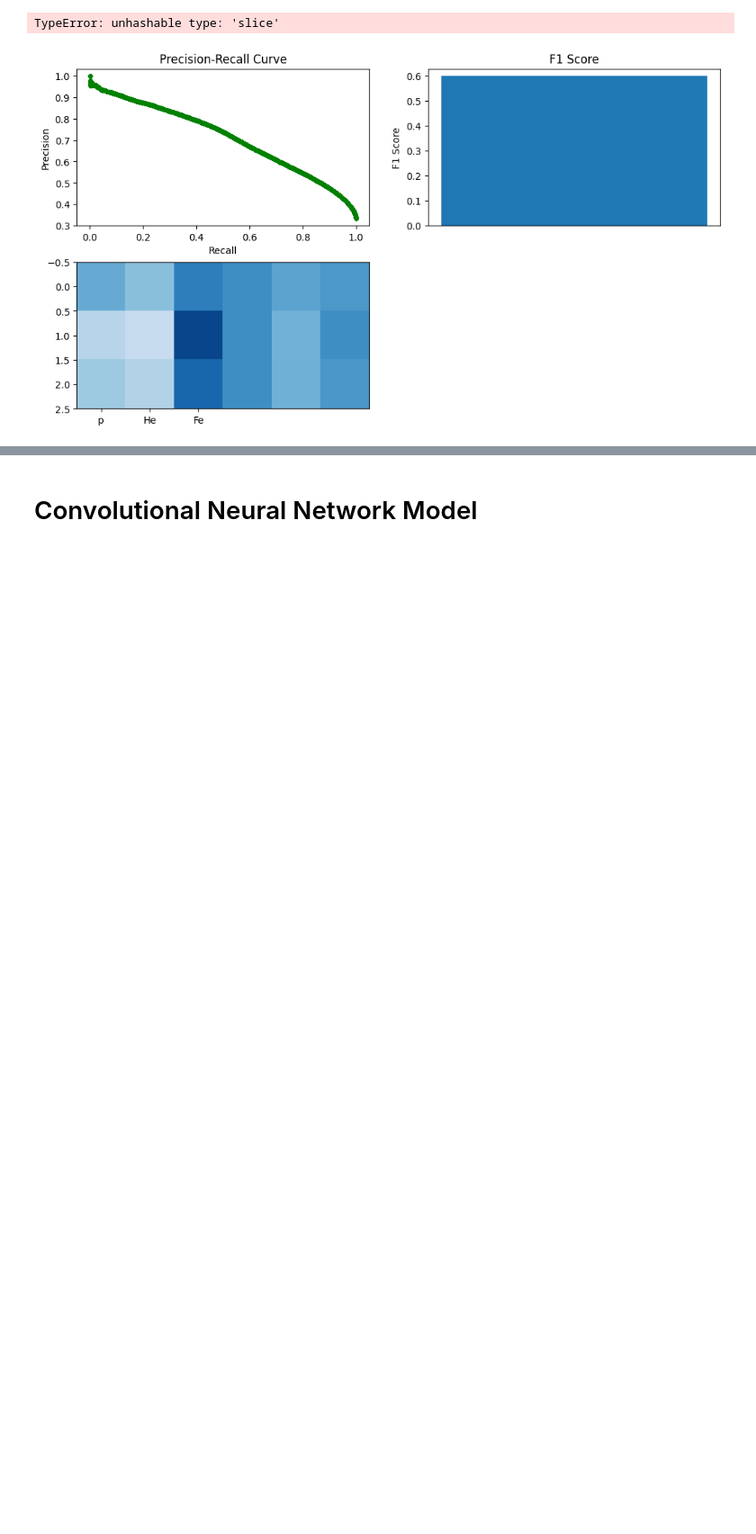
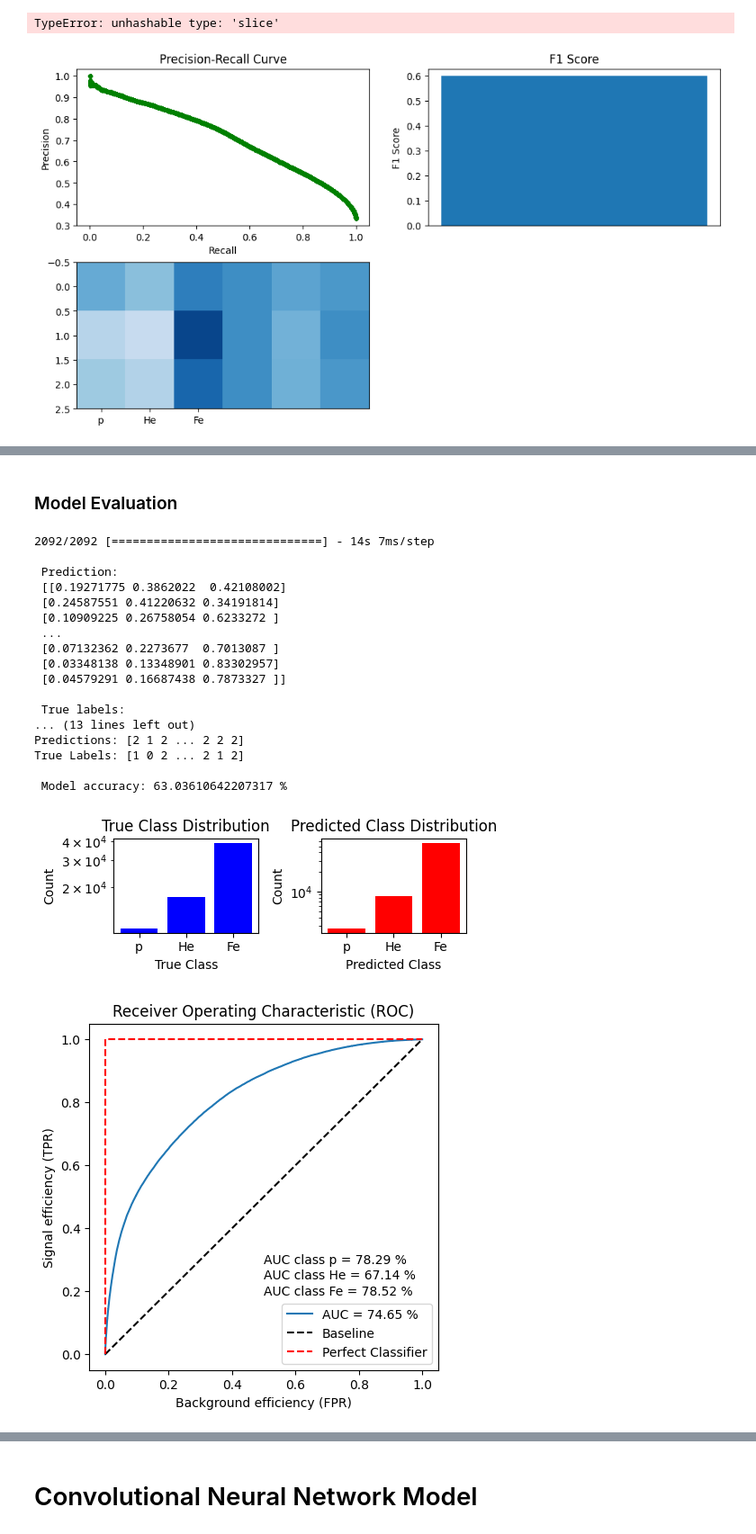
Before and after one commit to LorenzoValente3/Iron-Classifier, a Jupyter notebook: internship.ipynb, the cells around one changed output, grey strips where cells are left out. Shown at 90% size. Drawn from its saved outputs; the diff is of its cells as text; code cells hidden in the pictures; blank space fills up the shorter version.

```diff
--- a/internship.ipynb
+++ b/internship.ipynb
@@ -522,0 +577,13 @@ TypeError: unhashable type: 'slice'
+# %%
+
+# Train the models
+ensemble_model.train(X, y, epochs=epochs)
+
+# Evaluate the models
+losses, accuracies = ensemble_model.evaluate(x_valid, y_valid)
+
+# Print the results
+for i in range(num_models):
+    print(f"Model {i+1} - Learning Rate: {learning_rates[i]}, Batch Size: {batch_sizes[i]}, Kernel Initializer: {kernel_initializers[i]}")
+    print(f"Loss: {losses[i]}, Accuracy: {accuracies[i]}")
+    print("\n")
@@ -522,0 +596,49 @@ TypeError: unhashable type: 'slice'
+# %% [markdown]
+### Model Evaluation
+# %%
+predictions = ensemble_model.predict(x_valid)
+uncorrect_predictions = []
+
+for i in range(len(predictions)):
+    predicted_class = np.argmax(predictions[i])
+    true_class = np.argmax(y_valid[i])
+
+    if predicted_class != true_class:
+        uncorrect_predictions.append(i)
+
+print(f' \n Prediction: \n {predictions}')
+print('\n True labels: \n', y_valid)
+print(f"\n Indices of uncorrectly predicted samples: \n{uncorrect_predictions}")
+print(f"The percentage of uncorrect prediction: {(len(uncorrect_predictions)/x_valid.shape[0])*100:.2f} % \n\n")
+
+predicted_labels = np.argmax(predictions, axis=1)
+true_labels = np.argmax(y_valid, axis=1)
+
+print("Predictions:", predicted_labels)
+print("True Labels:", true_labels)
+accuracy = np.mean(predicted_labels == true_labels) * 100
+print("\n Model accuracy:", accuracy, "%")
+
+utils.visualize_class_distribution( y_valid, predictions, figsize=(5, 2))
+utils.plot_auc( y_valid, predictions) # BEST: auc =  75.87 %
+utils.plot_confusion_matrix( y_valid, predictions)
+# %% [output]
+2092/2092 [==============================] - 14s 7ms/step
+
+ Prediction:
+ [[0.19271775 0.3862022  0.42108002]
+ [0.24587551 0.41220632 0.34191814]
+ [0.10909225 0.26758054 0.6233272 ]
+ ...
+ [0.07132362 0.2273677  0.7013087 ]
+ [0.03348138 0.13348901 0.83302957]
+ [0.04579291 0.16687438 0.7873327 ]]
+
+ True labels:
+... (13 lines left out)
+Predictions: [2 1 2 ... 2 2 2]
+True Labels: [1 0 2 ... 2 1 2]
+
+ Model accuracy: 63.03610642207317 %
+[figure, added]
+[figure, added]
```
Also changed, not shown: parts of 22 cells of this notebook, 3 other files.
